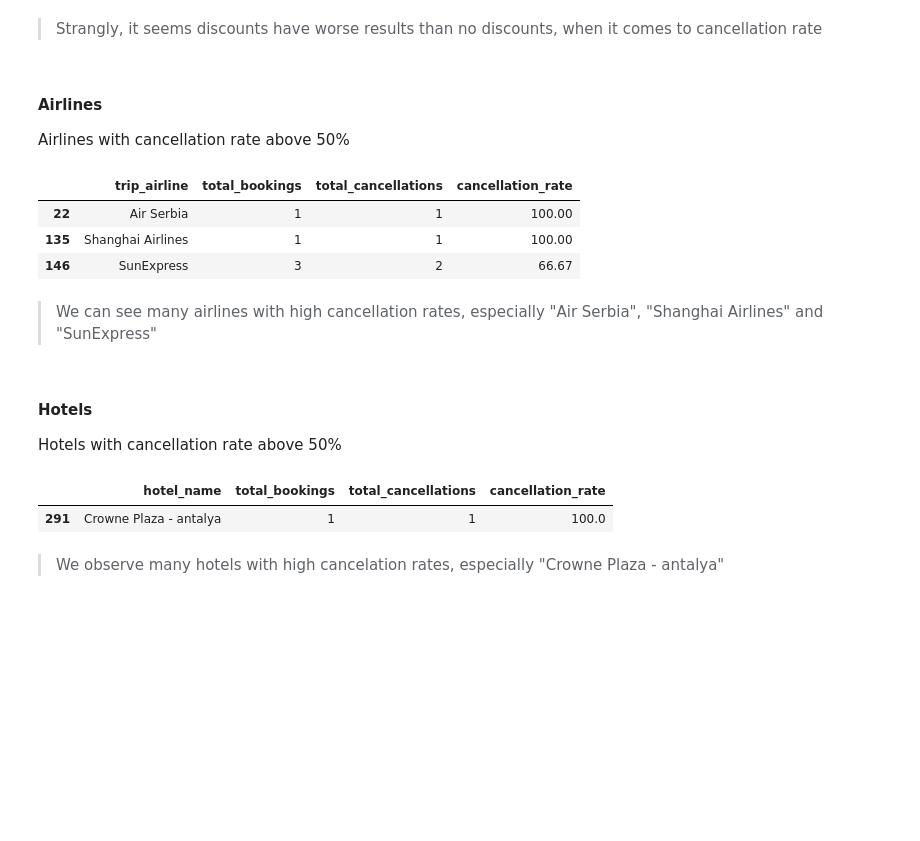
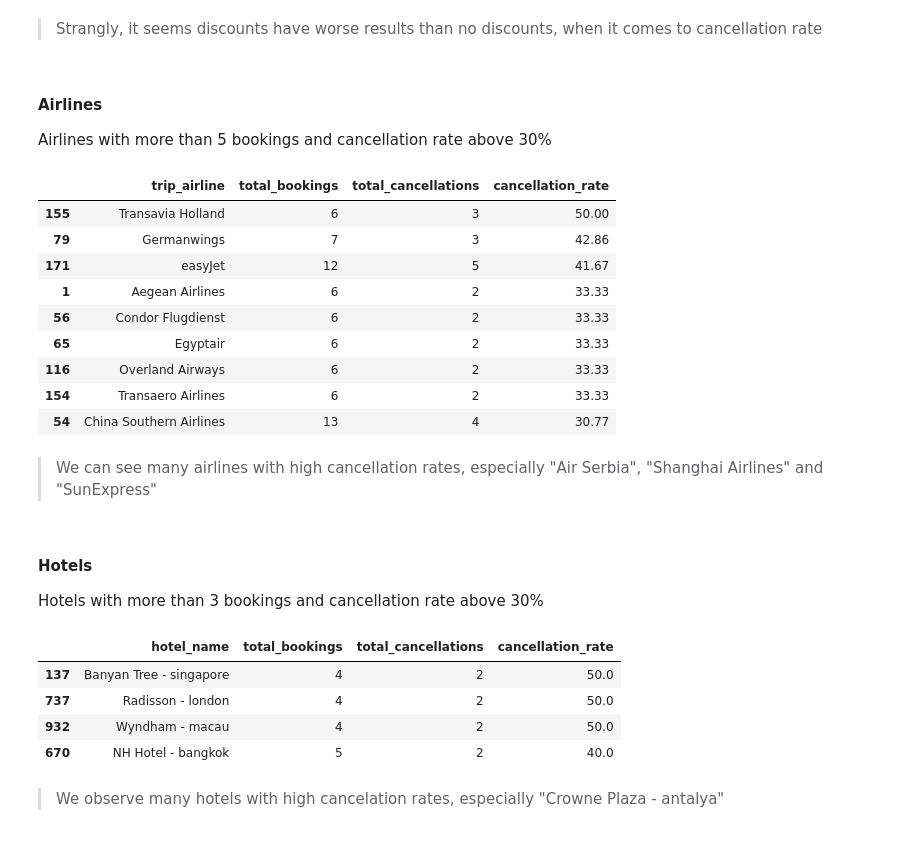
Before and after one commit to kalleoferraz/traveltida-rewards-program, a Jupyter notebook: notebooks/EDA.ipynb, the cells around one changed output. Drawn from its saved outputs; the diff is of its cells as text; code cells hidden in the pictures; blank space fills up the shorter version.

```diff
--- a/notebooks/EDA.ipynb
+++ b/notebooks/EDA.ipynb
@@ -382,28 +383,34 @@ PlotGrid(n_cols=2).plot_all([
 > Strangly, it seems discounts have worse results than no discounts, when it comes to cancellation rate
 # %% [markdown]
 #### Airlines
-Airlines with cancellation rate above 50%
+Airlines with more than 5 bookings and cancellation rate above 30%
 # %%
 airline_stats = df_merged.groupby('trip_airline').agg(
     total_bookings=('flight_booked', 'sum'),
     total_cancellations=('cancellation', 'sum')
 ).reset_index()
 
 airline_stats['cancellation_rate'] = (
-    airline_stats['total_cancellations'] / airline_stats['total_bookings'] * 100
+    100 * airline_stats['total_cancellations'] / airline_stats['total_bookings']
 ).round(2)
 
-airline_stats[airline_stats.cancellation_rate > 50].sort_values(by='cancellation_rate', ascending=False)
+airline_stats[(airline_stats.total_bookings > 5) & (airline_stats.cancellation_rate > 30)].sort_values(by='cancellation_rate', ascending=False)
 # %% [output]
 |  | trip_airline | total_bookings | total_cancellations | cancellation_rate |
-| 22 | Air Serbia | 1 | 1 | 100.00 |
-| 135 | Shanghai Airlines | 1 | 1 | 100.00 |
-| 146 | SunExpress | 3 | 2 | 66.67 |
+| 155 | Transavia Holland | 6 | 3 | 50.00 |
+| 79 | Germanwings | 7 | 3 | 42.86 |
+| 171 | easyJet | 12 | 5 | 41.67 |
+| 1 | Aegean Airlines | 6 | 2 | 33.33 |
+| 56 | Condor Flugdienst | 6 | 2 | 33.33 |
+| 65 | Egyptair | 6 | 2 | 33.33 |
+| 116 | Overland Airways | 6 | 2 | 33.33 |
+| 154 | Transaero Airlines | 6 | 2 | 33.33 |
+| 54 | China Southern Airlines | 13 | 4 | 30.77 |
 # %% [markdown]
 > We can see many airlines with high cancellation rates, especially "Air Serbia", "Shanghai Airlines" and "SunExpress"
 # %% [markdown]
 #### Hotels
-Hotels with cancellation rate above 50%
+Hotels with more than 3 bookings and cancellation rate above 30%
 # %%
 hotel_stats = df_merged.groupby('hotel_name').agg(
     total_bookings=('hotel_booked', 'sum'),
@@ -415,10 +422,13 @@ hotel_stats['cancellation_rate'] = (
     hotel_stats['total_cancellations'] / hotel_stats['total_bookings'] * 100
 ).round(2)
 
-hotel_stats[hotel_stats.cancellation_rate > 50].sort_values(by='cancellation_rate', ascending=False)
+hotel_stats[(hotel_stats.total_bookings > 3) & (hotel_stats.cancellation_rate > 30)].sort_values(by='cancellation_rate', ascending=False)
 # %% [output]
 |  | hotel_name | total_bookings | total_cancellations | cancellation_rate |
-| 291 | Crowne Plaza - antalya | 1 | 1 | 100.0 |
+| 137 | Banyan Tree - singapore | 4 | 2 | 50.0 |
+| 737 | Radisson - london | 4 | 2 | 50.0 |
+| 932 | Wyndham - macau | 4 | 2 | 50.0 |
+| 670 | NH Hotel - bangkok | 5 | 2 | 40.0 |
 # %% [markdown]
 > We observe many hotels with high cancelation rates, especially "Crowne Plaza - antalya"
 # %% [markdown]
```
Also changed, not shown: parts of 13 cells of this notebook, 5 other files.
